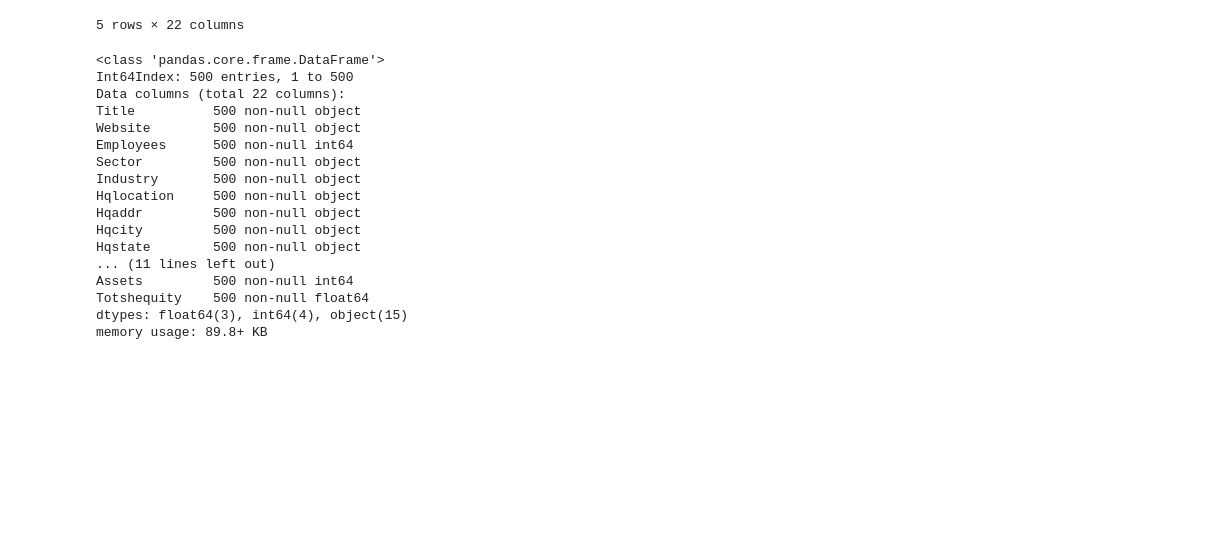
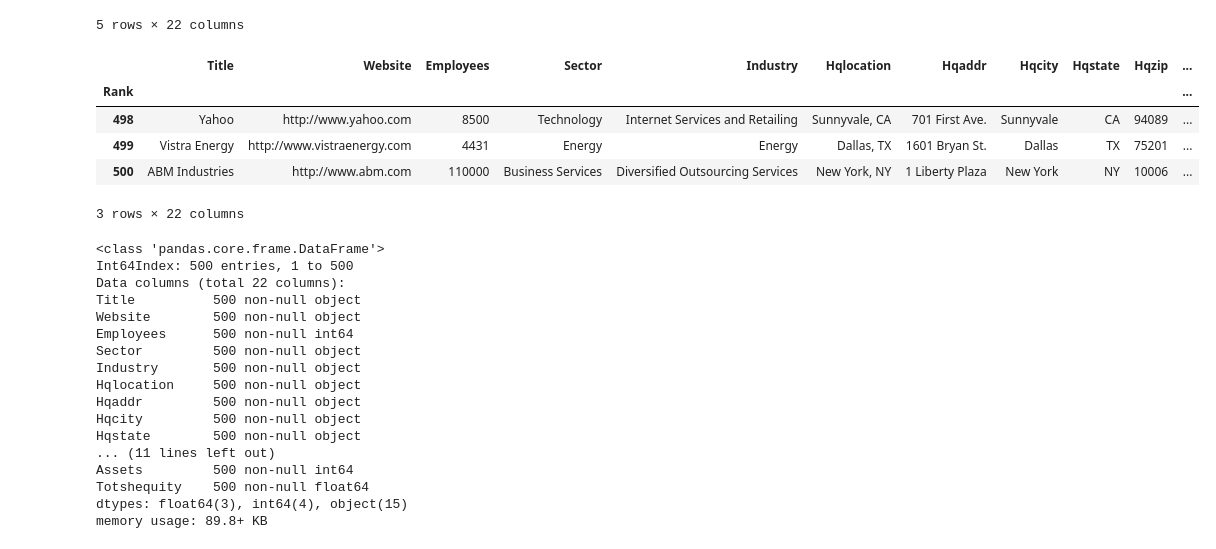
Before and after one commit to evgenursic/python_analitika, a Jupyter notebook: teden_03/03_teden_pandas_clean.ipynb, the cells around one changed output. Cells and saved outputs as stored; diff of their text form; code cells hidden in the pictures; blank space fills up the shorter version.

```diff
--- a/teden_03/03_teden_pandas_clean.ipynb
+++ b/teden_03/03_teden_pandas_clean.ipynb
@@ -207,6 +394,15 @@ f500.tail(5)
 | 499 | Vistra Energy | http://www.vistraenergy.com | 4431 | Energy | Energy | Dallas, TX | 1601 Bryan St. | Dallas | TX | 75201 | ... |
 | 500 | ABM Industries | http://www.abm.com | 110000 | Business Services | Diversified Outsourcing Services | New York, NY | 1 Liberty Plaza | New York | NY | 10006 | ... |
 5 rows × 22 columns
+# %%
+f500.tail(3)
+# %% [output]
+|  | Title | Website | Employees | Sector | Industry | Hqlocation | Hqaddr | Hqcity | Hqstate | Hqzip | ... |
+| Rank |  |  |  |  |  |  |  |  |  |  | ... |
+| 498 | Yahoo | http://www.yahoo.com | 8500 | Technology | Internet Services and Retailing | Sunnyvale, CA | 701 First Ave. | Sunnyvale | CA | 94089 | ... |
+| 499 | Vistra Energy | http://www.vistraenergy.com | 4431 | Energy | Energy | Dallas, TX | 1601 Bryan St. | Dallas | TX | 75201 | ... |
+| 500 | ABM Industries | http://www.abm.com | 110000 | Business Services | Diversified Outsourcing Services | New York, NY | 1 Liberty Plaza | New York | NY | 10006 | ... |
+3 rows × 22 columns
 # %%
 f500.info()
 # %% [output]
```
Also changed, not shown: parts of 52 cells of this notebook.
